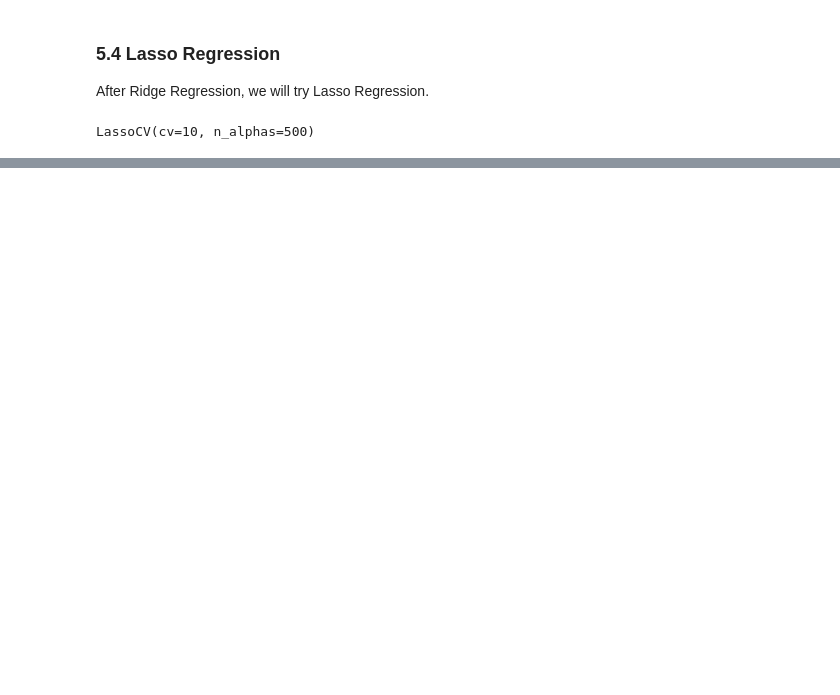
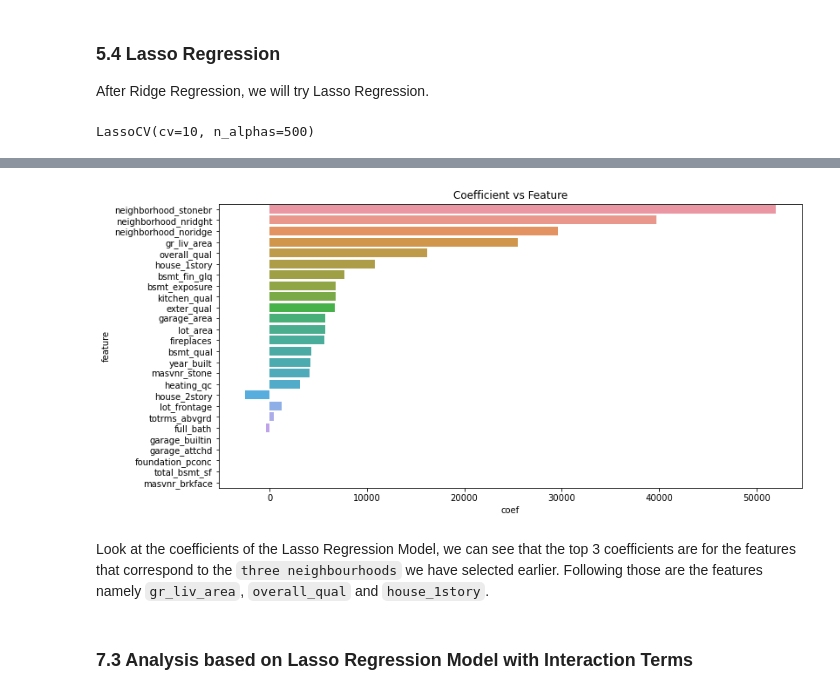
Before and after one commit to Yongfahaik/GA_projects, a Jupyter notebook: project_2/code/02_Modelling_and_Recommendations.ipynb, the cells around one changed output, grey strips where cells are left out. Saved outputs shown, nothing was run; the diff lists cells and outputs as text; code cells hidden in the pictures; blank space fills up the shorter version.

```diff
--- a/project_2/code/02_Modelling_and_Recommendations.ipynb
+++ b/project_2/code/02_Modelling_and_Recommendations.ipynb
@@ -619,0 +723,4 @@ final_coef.sort_values('abs_coef', ascending=False).head(25)
+# %%
+# Displaying the top 10 coefficients of lasso model again
+lasso_coef = lasso_coef.sort_values('abs_coef', ascending=False)
+lasso_coef.head(10)
@@ -619,0 +739,9 @@ final_coef.sort_values('abs_coef', ascending=False).head(25)
+# %%
+# Plot of feature versus coefficients for the lasso model
+bar_feat_coef(lasso_coef)
+# %% [output]
+[figure, added]
+# %% [markdown]
+Look at the coefficients of the Lasso Regression Model, we can see that the top 3 coefficients are for the features that correspond to the `three neighbourhoods` we have selected earlier. Following those are the features namely `gr_liv_area`, `overall_qual` and `house_1story`.
+# %% [markdown]
+### 7.3 Analysis based on Lasso Regression Model with Interaction Terms
```
Also changed, not shown: parts of 117 cells of this notebook, 8 other files.
